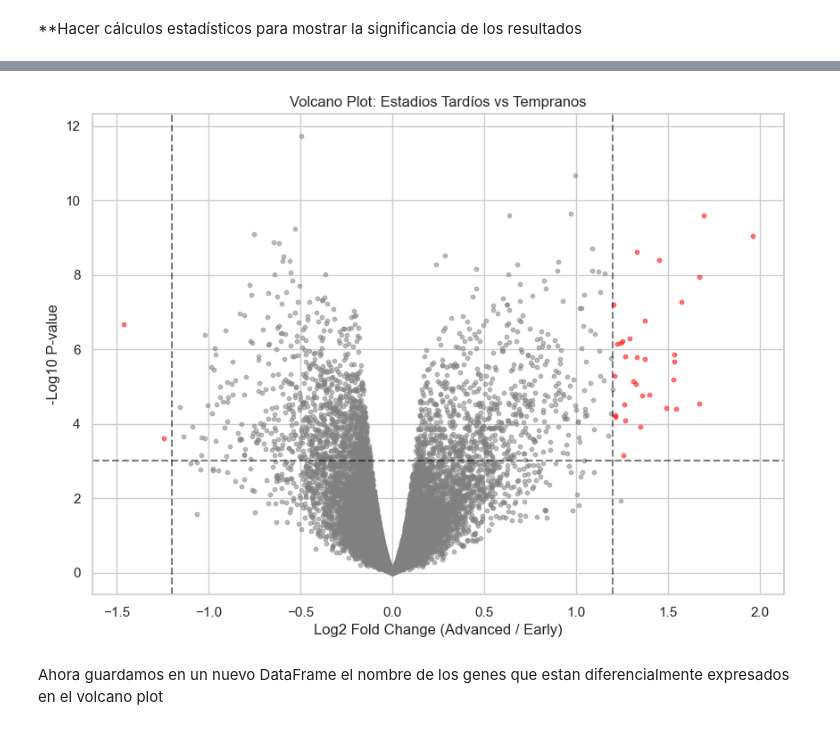
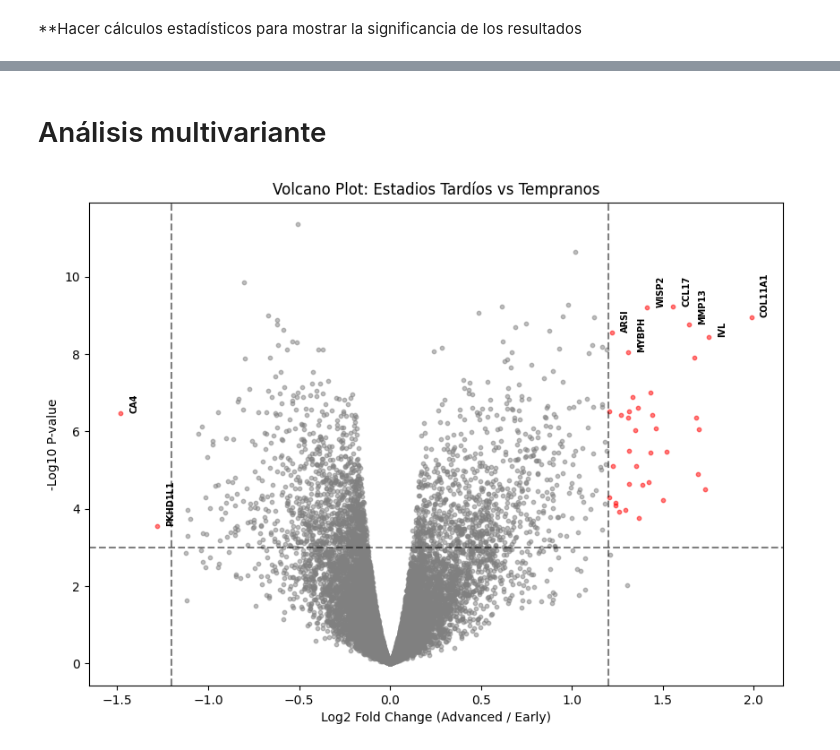
Before and after one commit to lolabarrios/Proyect_Break_EDA, a Jupyter notebook: codigo_EDA.ipynb, the cells around one changed output, grey strips where cells are left out. Drawn from its saved outputs; the diff is of its cells as text; code cells hidden in the pictures.

```diff
--- a/codigo_EDA.ipynb
+++ b/codigo_EDA.ipynb
@@ -183,4 +713,0 @@ Explicar cómo afectará su clasificación a para qué las elijamos
-# %%
-# Configuración estética de los gráficos
-sns.set_theme(style="whitegrid")
-plt.rcParams['figure.figsize'] = (12, 6)
@@ -450,0 +1145,24 @@ plt.show()
+# %%
+# ¿Son los pacientes de estadios avanzados significativamente mayores?
+plot_grouped_boxplots(df_clinical, 'estadio_patologico', 'edad')
+plot_grouped_histograms(df_clinical, cat_col="estadio_patologico",num_col="edad", group_size= 4)
+calcular_p_valor_kruskal(df_clinical, 'edad', 'estadio_patologico')
+
+
+
+#Vamos a clasificar los estadios en temprano (I y II) y tardio (III y IV) y volvemos a realizar lo mismo:
+df_clinical['progresion_binaria'] = df_clinical['estadio_patologico'].map({
+    'I': 'Temprano',
+    'II': 'Temprano',
+    'III': 'Tardío',
+    'IV': 'Tardío'
+})
+df_clinical['progresion_binaria'] = pd.Categorical(
+    df_clinical['progresion_binaria'],
+    categories=['Temprano', 'Tardío'],
+    ordered=True
+)
+print("---------------COMPARACIÓN TRAS AGRUPACIÓN:-----------------")
+plot_grouped_boxplots(df_clinical, 'progresion_binaria', 'edad')
+plot_grouped_histograms(df_clinical, 'progresion_binaria', 'edad', group_size=2)
+calcular_p_valor_kruskal(df_clinical, 'edad', 'progresion_binaria')
@@ -451,14 +1232,13 @@ plt.show()
+# %% [markdown]
+# Análisis multivariante
 # %%
-from scipy.stats import ttest_ind
-import numpy as np
-
 # 1. Separar los datos de expresión por grupo de estadio
-early_exp = df_rna_filtrado.loc[df_combined[df_combined['stage_binary'] == 'Early (I-II)'].index]
-late_exp = df_rna_filtrado.loc[df_combined[df_combined['stage_binary'] == 'Advanced (III-IV)'].index]
+early_exp = df_rna.loc[df_combined[df_clinical['progresion_binaria'] == 'Temprano'].index]
+late_exp = df_rna.loc[df_combined[df_clinical['progresion_binaria'] == 'Tardío'].index]
 
 # 2. Calcular Log2 Fold Change y P-valor para cada gen
 results = []
-for gen in df_rna_filtrado.columns:
+for gen in df_rna.columns:
     # Media del grupo avanzado - Media del grupo temprano (en log2 es una resta)
     log2FC = late_exp[gen].mean() - early_exp[gen].mean()
 
@@ -474,27 +1254,33 @@ df_volcano['neg_log10_p'] = -np.log10(df_volcano['pvalue'])
 # %%
 plt.figure(figsize=(10, 7))
 # Definir umbrales (Significancia: p < 0.05 | Magnitud: |log2FC| > 1)
 p_threshold = -np.log10(0.001)
 fc_threshold = 1.2
 
 # Colorear según significancia
 for i, row in df_volcano.iterrows():
     if row['neg_log10_p'] > p_threshold and abs(row['log2FC']) > fc_threshold:
         color = 'red' # Genes significativos y con gran cambio
+        if row['neg_log10_p']>8 or row['log2FC']<0:
+            plt.text(
+            row['log2FC'] + 0.05, # Desplazamiento en X para que no pise el punto
+            row['neg_log10_p'] + 0.05, # Desplazamiento en Y
+            row['gen'],
+            rotation=90,
+            fontsize=7,
+            fontweight='semibold')
     else:
         color = 'grey' # Genes no interesantes
     plt.scatter(row['log2FC'], row['neg_log10_p'], color=color, alpha=0.5, s=10)
 
 plt.axhline(y=p_threshold, color='black', linestyle='--', alpha=0.5)
 plt.axvline(x=fc_threshold, color='black', linestyle='--', alpha=0.5)
 plt.axvline(x=-fc_threshold, color='black', linestyle='--', alpha=0.5)
 
 plt.title('Volcano Plot: Estadios Tardíos vs Tempranos')
 plt.xlabel('Log2 Fold Change (Advanced / Early)')
 plt.ylabel('-Log10 P-value')
 plt.show()
 # %% [output]
-[figure, old version]
+[figure, new version]
-# %% [markdown]
-Ahora guardamos en un nuevo DataFrame el nombre de los genes que estan diferencialmente expresados en el volcano plot
 # %%
```
Also changed, not shown: parts of 65 cells of this notebook.
